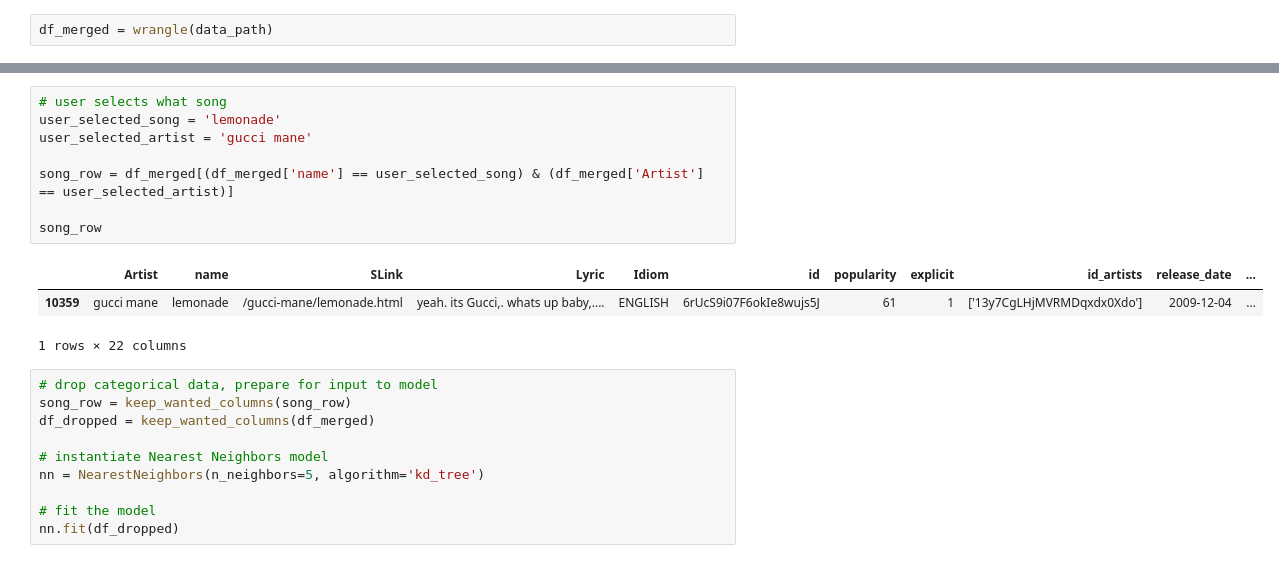
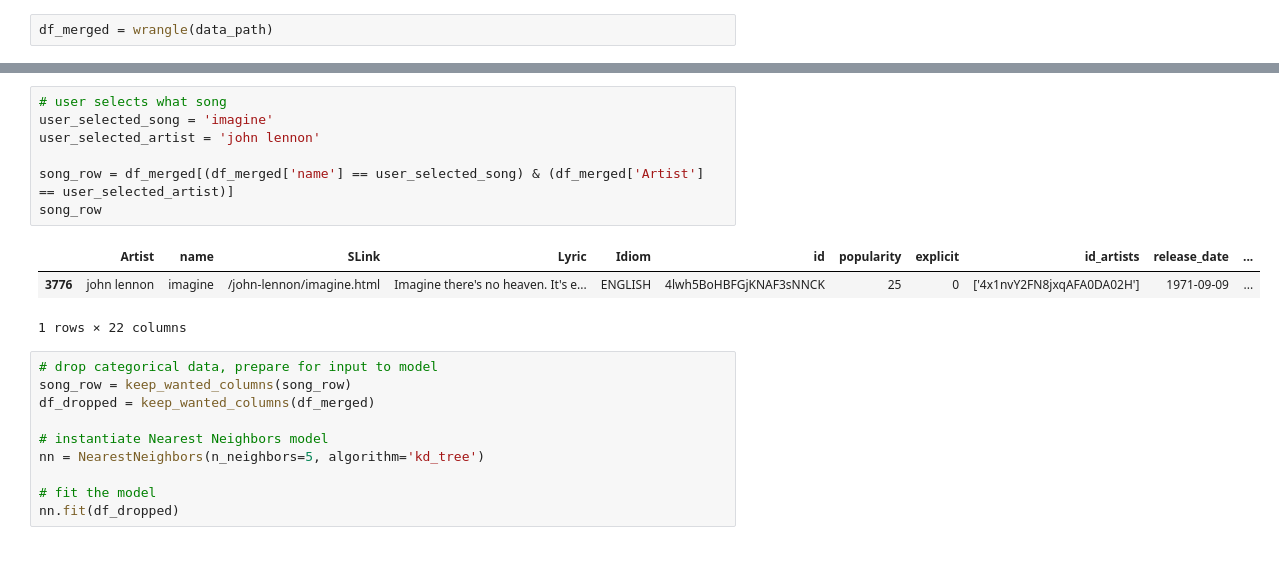
Before and after one commit to ttdsft15-Spotify/Spotify-Song-Suggester, a Jupyter notebook: python_notebooks/NearestNeighborsModel.ipynb, the cells around one changed output, grey strips where cells are left out. Saved outputs shown, nothing was run; the diff lists cells and outputs as text.

```diff
--- a/python_notebooks/NearestNeighborsModel.ipynb
+++ b/python_notebooks/NearestNeighborsModel.ipynb
@@ -87,14 +103,13 @@ df_merged = wrangle(data_path)
 # %%
 # user selects what song
-user_selected_song = 'lemonade'
-user_selected_artist = 'gucci mane'
+user_selected_song = 'imagine'
+user_selected_artist = 'john lennon'
 
 song_row = df_merged[(df_merged['name'] == user_selected_song) & (df_merged['Artist'] == user_selected_artist)]
-
 song_row
 # %% [output]
 |  | Artist | name | SLink | Lyric | Idiom | id | popularity | explicit | id_artists | release_date | ... |
-| 10359 | gucci mane | lemonade | /gucci-mane/lemonade.html | yeah. its Gucci,. whats up baby,.... | ENGLISH | 6rUcS9i07F6okIe8wujs5J | 61 | 1 | ['13y7CgLHjMVRMDqxdx0Xdo'] | 2009-12-04 | ... |
+| 3776 | john lennon | imagine | /john-lennon/imagine.html | Imagine there's no heaven. It's e... | ENGLISH | 4lwh5BoHBFGjKNAF3sNNCK | 25 | 0 | ['4x1nvY2FN8jxqAFA0DA02H'] | 1971-09-09 | ... |
 1 rows × 22 columns
 # %%
 # drop categorical data, prepare for input to model
```
Also changed, not shown: parts of 11 cells of this notebook, 1 other file.
